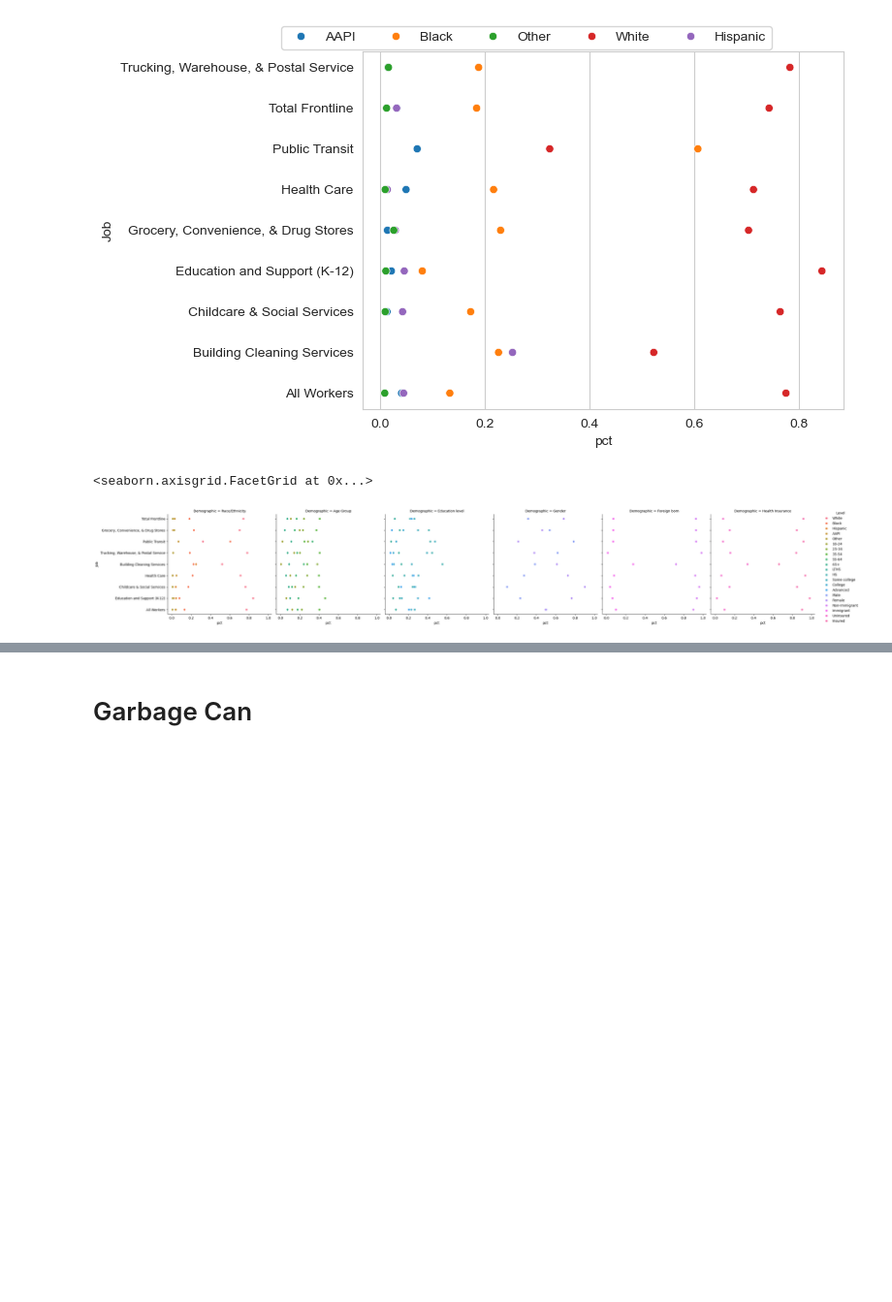
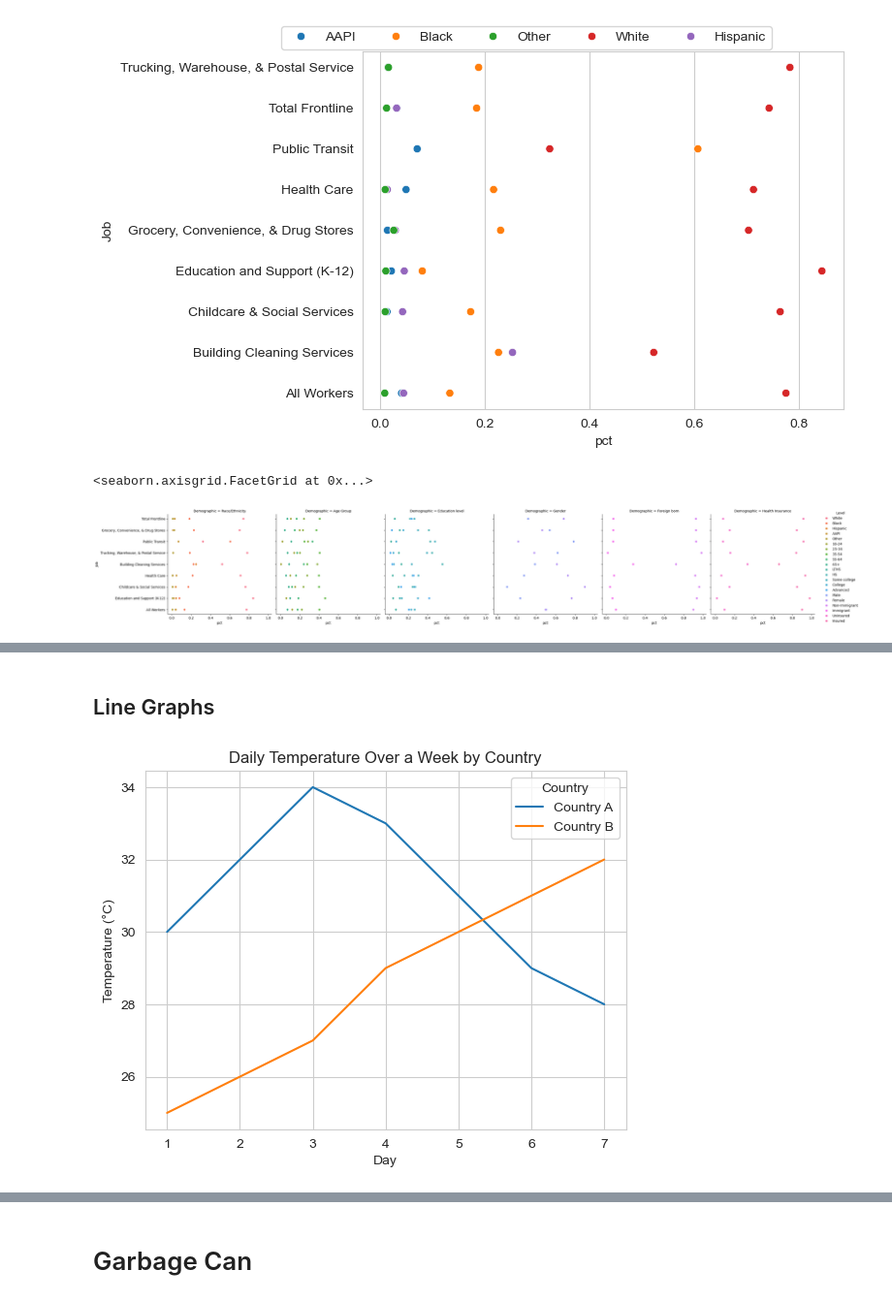
Before and after one commit to sam-powers/python-resources, a Jupyter notebook: graphing-practice.ipynb, the cells around one changed output, grey strips where cells are left out. Shown at 97% size. Cells and saved outputs as stored; diff of their text form; code cells hidden in the pictures; blank space fills up the shorter version.

```diff
--- a/graphing-practice.ipynb
+++ b/graphing-practice.ipynb
@@ -286,0 +291,23 @@ sns.relplot(
+# %% [markdown]
+## Line Graphs
+# %%
+
+# Example data with 'Country'
+data = pd.DataFrame({
+    "Day": [1, 2, 3, 4, 5, 6, 7] * 2,
+    "Temperature": [30, 32, 34, 33, 31, 29, 28, 25, 26, 27, 29, 30, 31, 32],
+    "Country": ["Country A"] * 7 + ["Country B"] * 7
+})
+
+# Create the line plot with hue for country
+sns.lineplot(x="Day", y="Temperature", hue="Country", data=data)
+
+# Add labels and title
+plt.title("Daily Temperature Over a Week by Country")
+plt.xlabel("Day")
+plt.ylabel("Temperature (°C)")
+
+# Show the plot
+plt.show()
+# %% [output]
+[figure, added]
```
Also changed, not shown: parts of 5 cells of this notebook, 1 other file.
